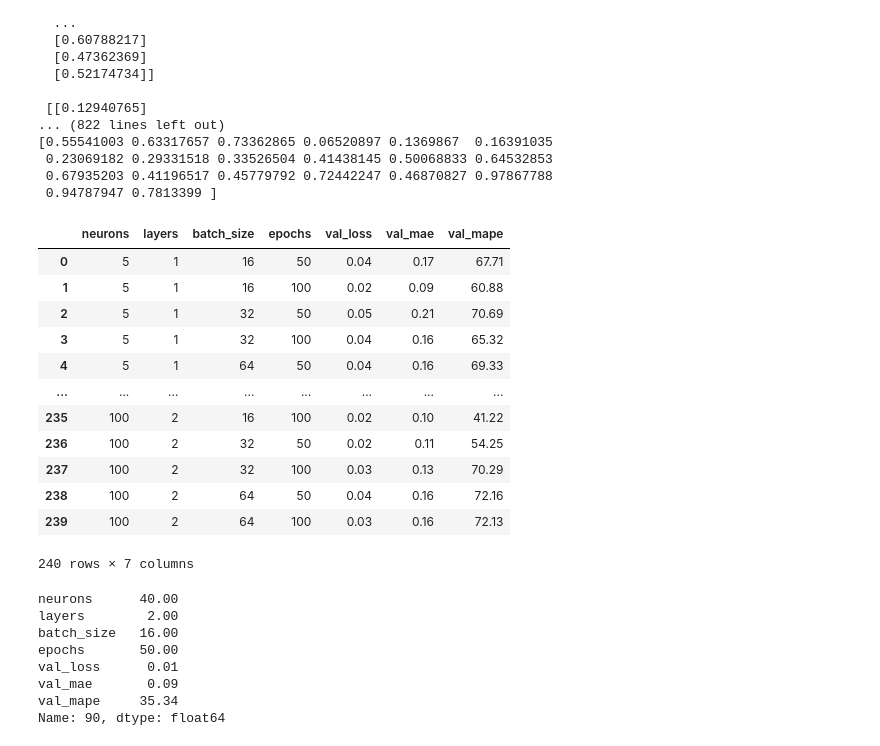
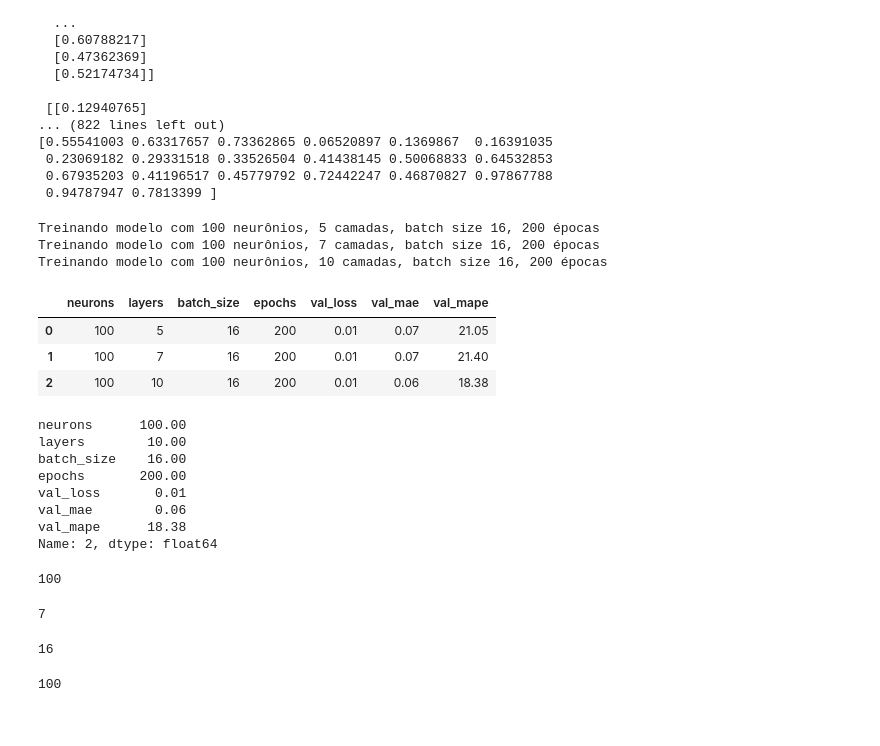
Before and after one commit to guimaroins/UERJ, a Jupyter notebook: lstm.ipynb, the cells around one changed output. Saved outputs shown, nothing was run; the diff lists cells and outputs as text; code cells hidden in the pictures.

```diff
--- a/lstm.ipynb
+++ b/lstm.ipynb
@@ -137,10 +138,10 @@ data_clean = data_clean.drop(columns=['Unnamed: 0']).values
 # Exemplo de input para previsão
 n_steps = 12  # Número de timesteps (3 valores usados para previsão)
 n_features = 1  # Cada valor da sequência é univariado
-neurons = [5, 10, 15, 20, 25, 30, 35, 40, 45, 50, 55, 60, 65, 70, 75, 80, 85, 90, 95, 100]
-layers = [1, 2]
-batch_sizes = [16, 32, 64]
-epochs_list = [50, 100]
+neurons = [100]
+layers = [5, 7, 10]
+batch_sizes = [16]
+epochs_list = [200]
 results = []
 
 # normalizando
@@ -282,10 +265,12 @@ X_test shape: (20, 12, 1), y_test shape: (20,)
  0.23069182 0.29331518 0.33526504 0.41438145 0.50068833 0.64532853
  0.67935203 0.41196517 0.45779792 0.72442247 0.46870827 0.97867788
  0.94787947 0.7813399 ]
-# %%
-early_stopping = EarlyStopping(monitor='val_loss', patience=30, restore_best_weights=True)
 # %%
 for n_neurons, n_layers, batch_size, epochs in product(neurons, layers, batch_sizes, epochs_list):
+    # Limpa a sessão do TensorFlow
+    tf.keras.backend.clear_session()
+    early_stopping = EarlyStopping(monitor='val_loss', patience=50, restore_best_weights=True)
+    print(f"Treinando modelo com {n_neurons} neurônios, {n_layers} camadas, batch size {batch_size}, {epochs} épocas")
     # Define o modelo sequencial
     model = Sequential()
     model.add(Input(shape=(n_steps, n_features)))
@@ -302,53 +287,57 @@ for n_neurons, n_layers, batch_size, epochs in product(neurons, layers, batch_si
 
     # Treina o modelo
     history = model.fit(
         X_train, y_train,
         epochs=epochs,
         batch_size=batch_size,
         validation_data=(X_val, y_val),
         callbacks=[early_stopping],
         verbose=0
     )
 
 
     # Armazena os resultados da última época (ou melhor época, se o Early Stopping for acionado)
     results.append({
         'neurons': n_neurons,
         'layers': n_layers,
         'batch_size': batch_size,
         'epochs': epochs,
         'val_loss': min(history.history['val_loss']),
         'val_mae': min(history.history['val_mae']),
         'val_mape': min(history.history['val_mape'])
     })
 
 # Converte os resultados para um DataFrame para fácil visualização e análise
 results_df = pd.DataFrame(results)
 best_result = results_df.loc[results_df['val_mape'].idxmin()]
 display(results_df)
 display(best_result)
 # %% [output]
+Treinando modelo com 100 neurônios, 5 camadas, batch size 16, 200 épocas
+Treinando modelo com 100 neurônios, 7 camadas, batch size 16, 200 épocas
+Treinando modelo com 100 neurônios, 10 camadas, batch size 16, 200 épocas
 |  | neurons | layers | batch_size | epochs | val_loss | val_mae | val_mape |
-| 0 | 5 | 1 | 16 | 50 | 0.04 | 0.17 | 67.71 |
-| 1 | 5 | 1 | 16 | 100 | 0.02 | 0.09 | 60.88 |
-| 2 | 5 | 1 | 32 | 50 | 0.05 | 0.21 | 70.69 |
-| 3 | 5 | 1 | 32 | 100 | 0.04 | 0.16 | 65.32 |
-| 4 | 5 | 1 | 64 | 50 | 0.04 | 0.16 | 69.33 |
-| ... | ... | ... | ... | ... | ... | ... | ... |
-| 235 | 100 | 2 | 16 | 100 | 0.02 | 0.10 | 41.22 |
-| 236 | 100 | 2 | 32 | 50 | 0.02 | 0.11 | 54.25 |
-| 237 | 100 | 2 | 32 | 100 | 0.03 | 0.13 | 70.29 |
-| 238 | 100 | 2 | 64 | 50 | 0.04 | 0.16 | 72.16 |
-| 239 | 100 | 2 | 64 | 100 | 0.03 | 0.16 | 72.13 |
+| 0 | 100 | 5 | 16 | 200 | 0.01 | 0.07 | 21.05 |
+| 1 | 100 | 7 | 16 | 200 | 0.01 | 0.07 | 21.40 |
+| 2 | 100 | 10 | 16 | 200 | 0.01 | 0.06 | 18.38 |
-240 rows × 7 columns
-neurons      40.00
-layers        2.00
-batch_size   16.00
-epochs       50.00
-val_loss      0.01
-val_mae       0.09
-val_mape     35.34
-Name: 90, dtype: float64
+neurons      100.00
+layers        10.00
+batch_size    16.00
+epochs       200.00
+val_loss       0.01
+val_mae        0.06
+val_mape      18.38
+Name: 2, dtype: float64
+# %%
+display(int(best_result['neurons']))
+display(int(best_result['layers']))
+display(int(best_result['batch_size']))
+display(int(best_result['epochs']))
+# %% [output]
+100
+7
+16
+100
 # %%
 # define model
 i = 0
```
Also changed, not shown: parts of 7 cells of this notebook.
